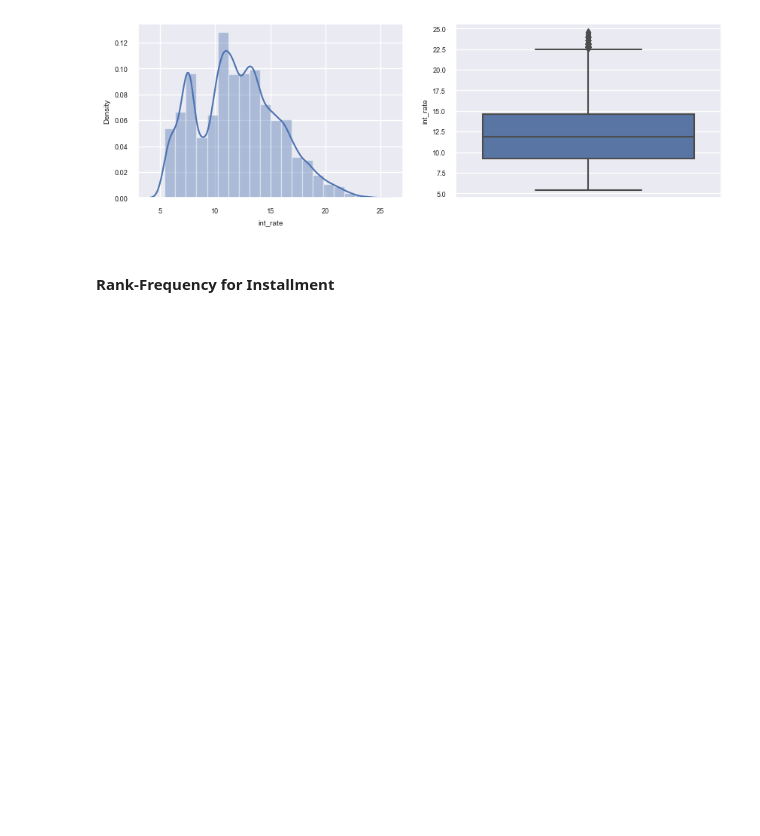
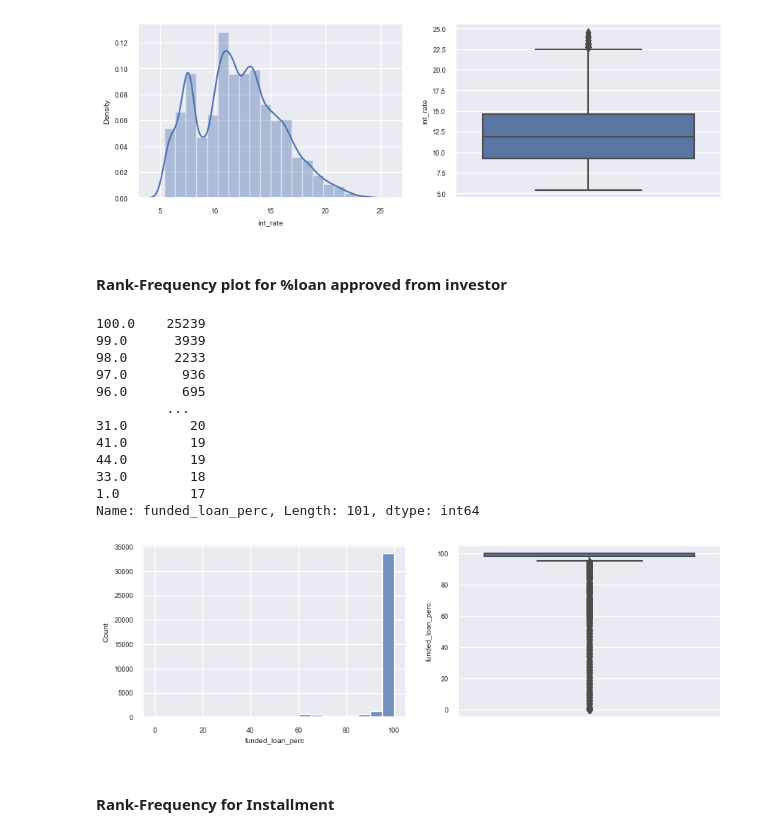
Before and after one commit to sshrinivasbhat/LendingClubCaseStudy, a Jupyter notebook: C44LendClubCasStdy_ShrinivasB.ipynb, the cells around one changed output. Cells and saved outputs as stored; diff of their text form; code cells hidden in the pictures; blank space fills up the shorter version.

```diff
--- a/C44LendClubCasStdy_ShrinivasB.ipynb
+++ b/C44LendClubCasStdy_ShrinivasB.ipynb
@@ -437,6 +454,27 @@ sb.boxplot(ax=axes[1],x=None,y=LCLoanDf.int_rate.apply(lambda x:  x[:-1]).astype
 `distplot` is a deprecated function and will be removed in a future version. Please adapt your code to use either `displot` (a figure-level function with similar flexibility) or `histplot` (an axes-le ...
 <AxesSubplot:ylabel='int_rate'>
 [figure]
+# %% [markdown]
+#### Rank-Frequency plot for %loan approved from investor
+# %%
+fig, axes = plt.subplots(1, 2, figsize=(10, 3))
+sb.histplot(LCLoanDf.funded_loan_perc,ax=axes[0],bins=20)
+sb.boxplot(ax=axes[1],x=None,y=LCLoanDf.funded_loan_perc)
+LCLoanDf.funded_loan_perc.value_counts()
+# %% [output]
+100.0    25239
+99.0      3939
+98.0      2233
+97.0       936
+96.0       695
+         ...
+31.0        20
+41.0        19
+44.0        19
+33.0        18
+1.0         17
+Name: funded_loan_perc, Length: 101, dtype: int64
+[figure, added]
 # %% [markdown]
 #### Rank-Frequency for Installment
 # %%
```
Also changed, not shown: parts of 48 cells of this notebook.
